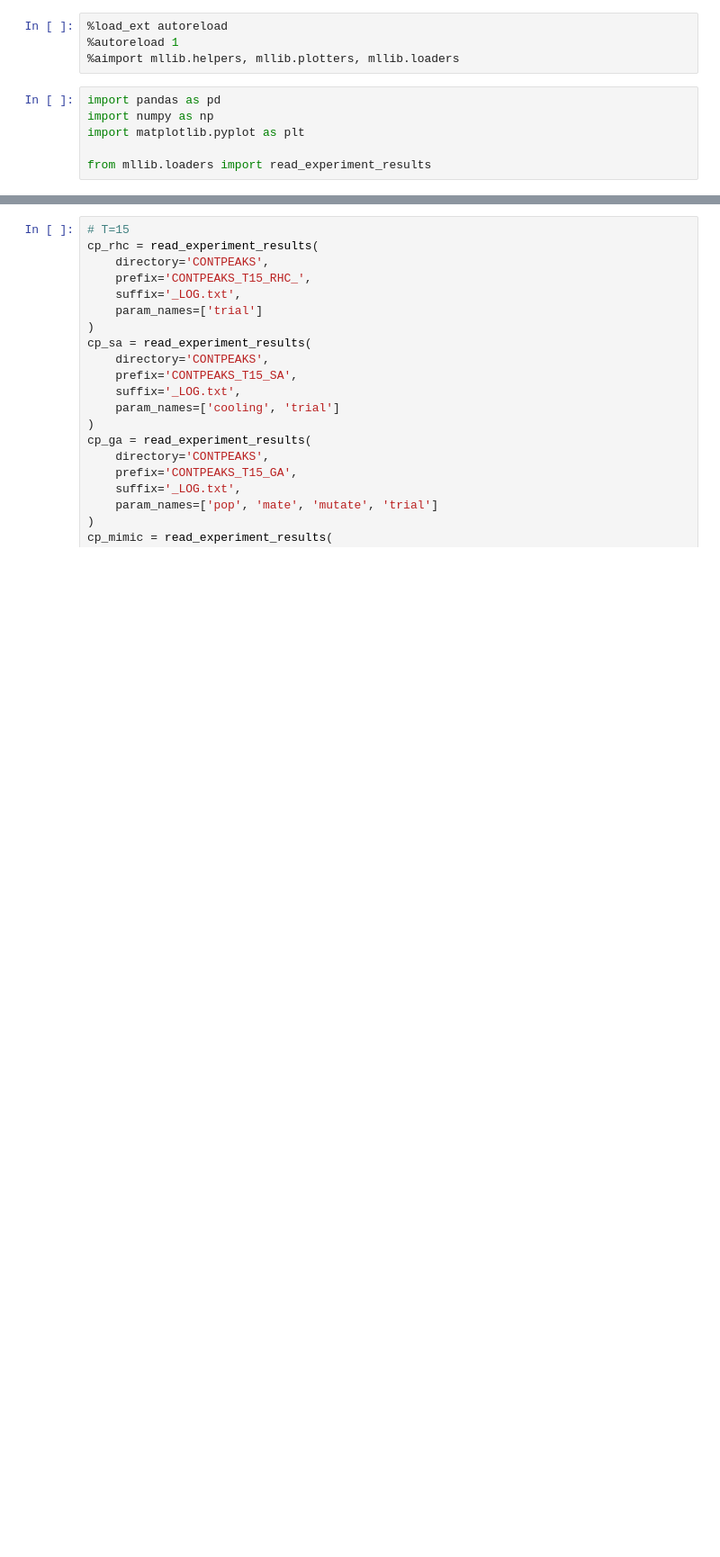
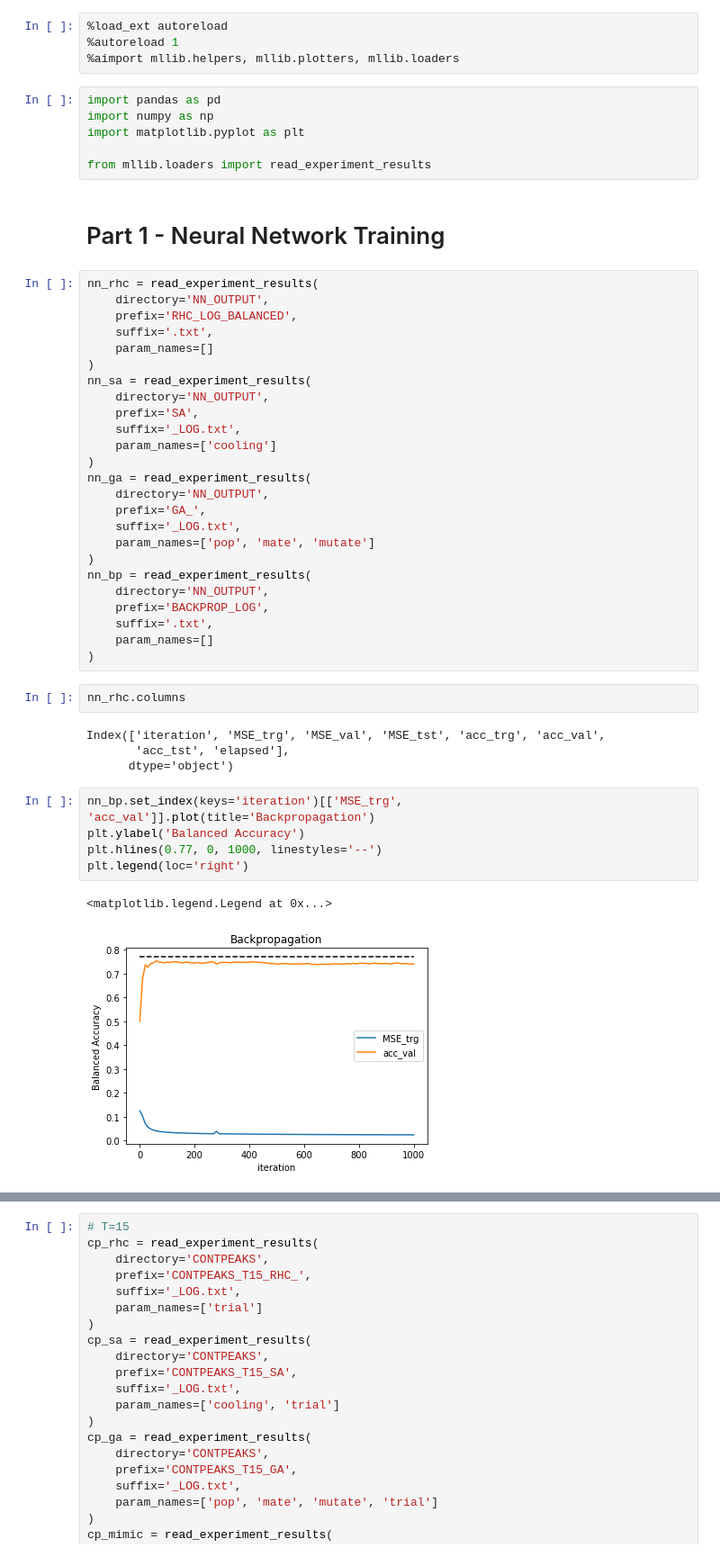
Before and after one commit to 90lantran/CS7641-assignment-2, a Jupyter notebook: nb_analysis.ipynb, the cells around one changed output, grey strips where cells are left out. Shown at 90% size. Cells and saved outputs as stored; diff of their text form; blank space fills up the shorter version.

Commit message:
Done with part 1

```diff
--- a/nb_analysis.ipynb
+++ b/nb_analysis.ipynb
@@ -8,3 +8,44 @@ import numpy as np
 import matplotlib.pyplot as plt
 
 from mllib.loaders import read_experiment_results
+# %% [markdown]
+# Part 1 - Neural Network Training
+# %%
+nn_rhc = read_experiment_results(
+    directory='NN_OUTPUT',
+    prefix='RHC_LOG_BALANCED',
+    suffix='.txt',
+    param_names=[]
+)
+nn_sa = read_experiment_results(
+    directory='NN_OUTPUT',
+    prefix='SA',
+    suffix='_LOG.txt',
+    param_names=['cooling']
+)
+nn_ga = read_experiment_results(
+    directory='NN_OUTPUT',
+    prefix='GA_',
+    suffix='_LOG.txt',
+    param_names=['pop', 'mate', 'mutate']
+)
+nn_bp = read_experiment_results(
+    directory='NN_OUTPUT',
+    prefix='BACKPROP_LOG',
+    suffix='.txt',
+    param_names=[]
+)
+# %%
+nn_rhc.columns
+# %% [output]
+Index(['iteration', 'MSE_trg', 'MSE_val', 'MSE_tst', 'acc_trg', 'acc_val',
+       'acc_tst', 'elapsed'],
+      dtype='object')
+# %%
+nn_bp.set_index(keys='iteration')[['MSE_trg', 'acc_val']].plot(title='Backpropagation')
+plt.ylabel('Balanced Accuracy')
+plt.hlines(0.77, 0, 1000, linestyles='--')
+plt.legend(loc='right')
+# %% [output]
+<matplotlib.legend.Legend at 0x...>
+[figure, added]
```
Also changed, not shown: parts of 47 cells of this notebook, 1 other file.
